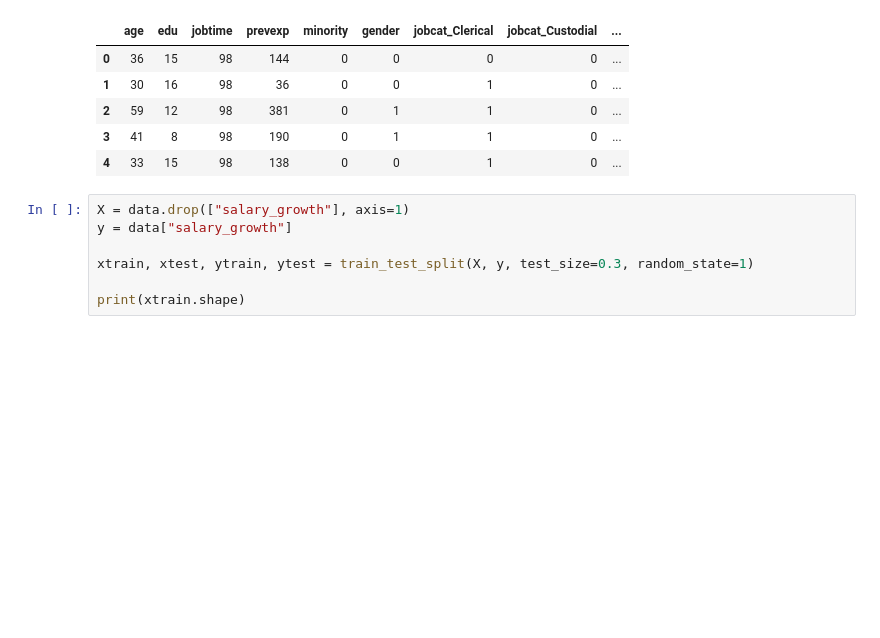
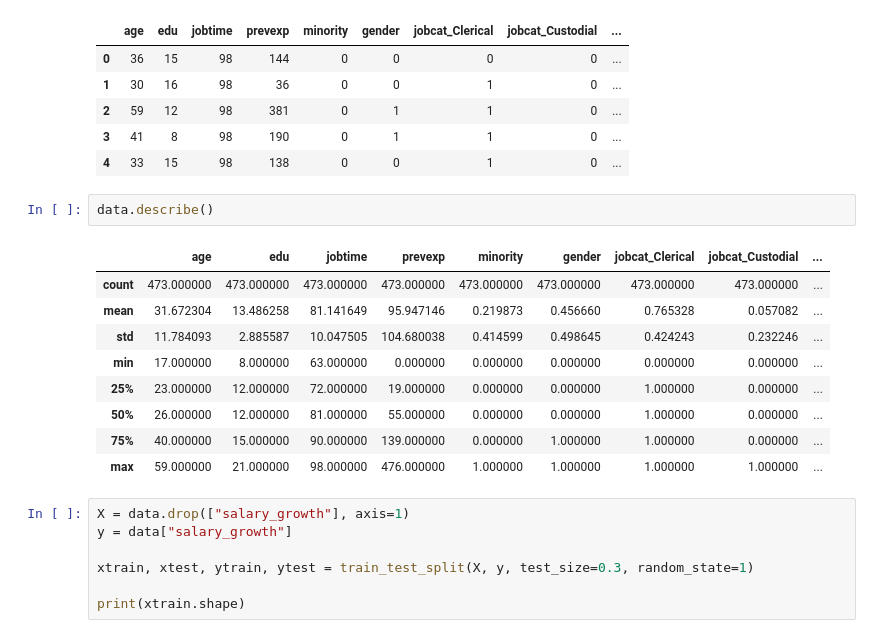
Before and after one commit to GolnooshBabaei/safeaipackage, a Jupyter notebook: examples/Employee_regression.ipynb, the cells around one changed output. Cells and saved outputs as stored; diff of their text form; blank space fills up the shorter version.

```diff
--- a/examples/Employee_regression.ipynb
+++ b/examples/Employee_regression.ipynb
@@ -49,6 +50,18 @@ data.head()
 | 2 | 59 | 12 | 98 | 381 | 0 | 1 | 1 | 0 | ... |
 | 3 | 41 | 8 | 98 | 190 | 0 | 1 | 1 | 0 | ... |
 | 4 | 33 | 15 | 98 | 138 | 0 | 0 | 1 | 0 | ... |
+# %%
+data.describe()
+# %% [output]
+|  | age | edu | jobtime | prevexp | minority | gender | jobcat_Clerical | jobcat_Custodial | ... |
+| count | 473.000000 | 473.000000 | 473.000000 | 473.000000 | 473.000000 | 473.000000 | 473.000000 | 473.000000 | ... |
+| mean | 31.672304 | 13.486258 | 81.141649 | 95.947146 | 0.219873 | 0.456660 | 0.765328 | 0.057082 | ... |
+| std | 11.784093 | 2.885587 | 10.047505 | 104.680038 | 0.414599 | 0.498645 | 0.424243 | 0.232246 | ... |
+| min | 17.000000 | 8.000000 | 63.000000 | 0.000000 | 0.000000 | 0.000000 | 0.000000 | 0.000000 | ... |
+| 25% | 23.000000 | 12.000000 | 72.000000 | 19.000000 | 0.000000 | 0.000000 | 1.000000 | 0.000000 | ... |
+| 50% | 26.000000 | 12.000000 | 81.000000 | 55.000000 | 0.000000 | 0.000000 | 1.000000 | 0.000000 | ... |
+| 75% | 40.000000 | 15.000000 | 90.000000 | 139.000000 | 0.000000 | 1.000000 | 1.000000 | 0.000000 | ... |
+| max | 59.000000 | 21.000000 | 98.000000 | 476.000000 | 1.000000 | 1.000000 | 1.000000 | 1.000000 | ... |
 # %%
 X = data.drop(["salary_growth"], axis=1)
 y = data["salary_growth"]
```
Also changed, not shown: parts of 34 cells of this notebook, 9 other files.
